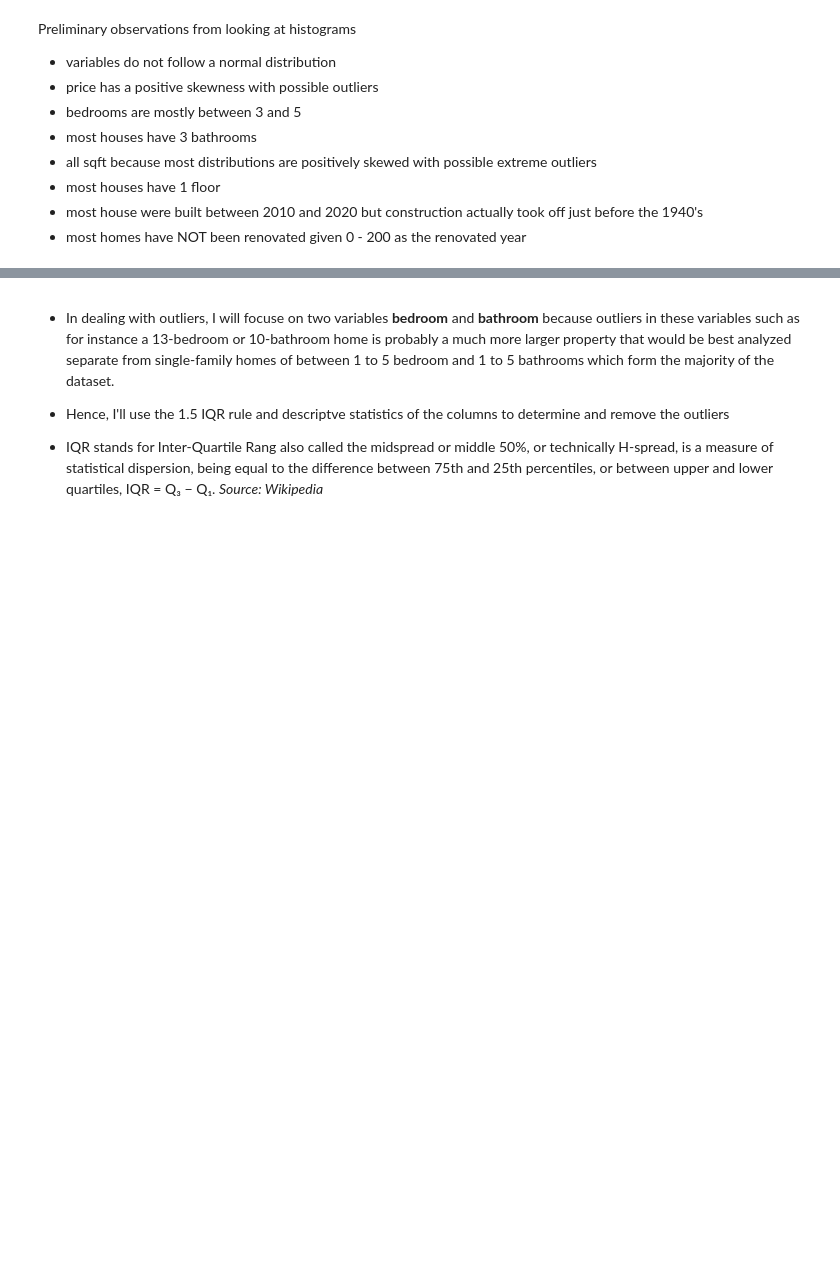
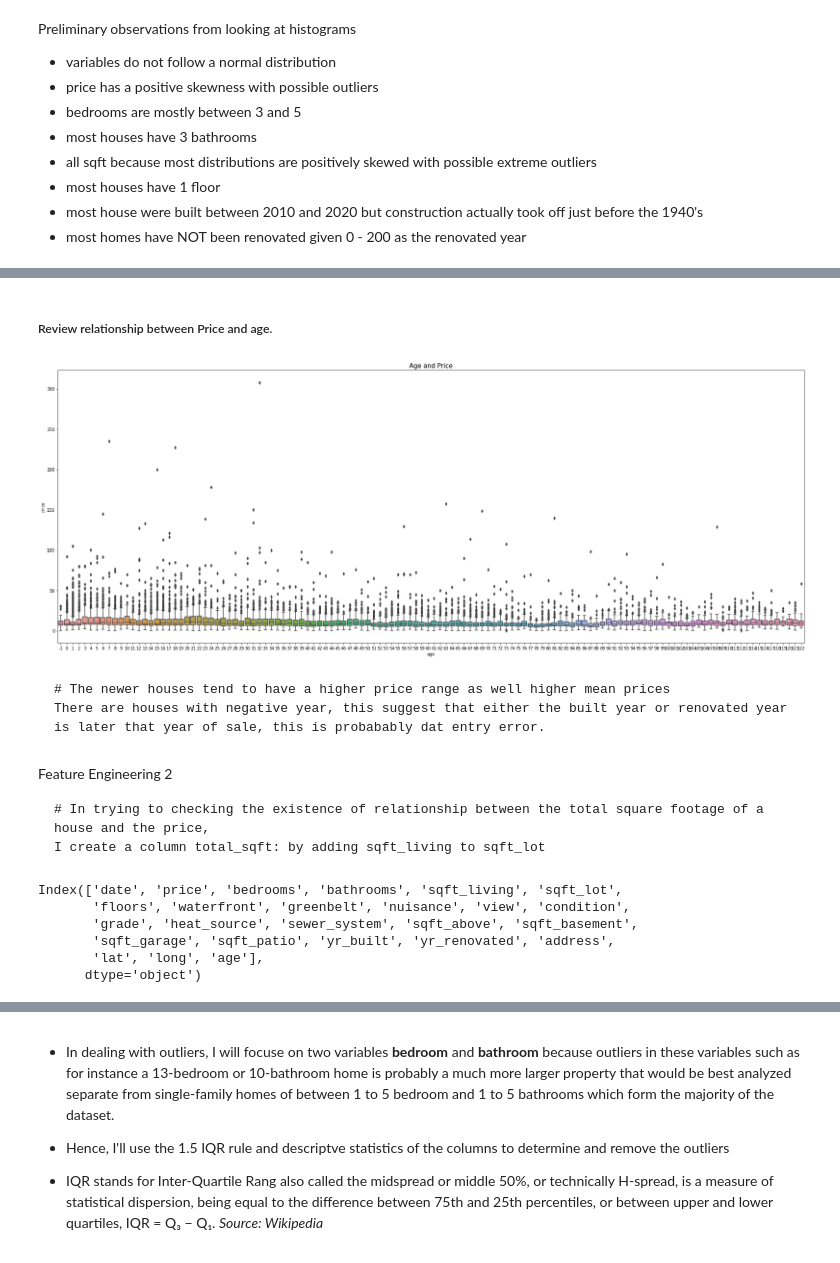
Before and after one commit to olexy/da_ds_ml, a Jupyter notebook: Capstone_Regression_Project.ipynb, the cells around one changed output, grey strips where cells are left out. Cells and saved outputs as stored; diff of their text form; code cells hidden in the pictures; blank space fills up the shorter version.

````diff
--- a/Capstone_Regression_Project.ipynb
+++ b/Capstone_Regression_Project.ipynb
@@ -244,0 +291,38 @@ Preliminary observations from looking at histograms
+# %% [markdown]
+##### Review relationship between Price and age.
+# %%
+# age vs price
+var = 'age'
+grade_vs_price = pd.concat([data['price'] / 100_000, data[var]], axis=1)
+fig, ax = plt.subplots(figsize=(32,12))
+fig = sns.boxplot(x=var, y='price', data=grade_vs_price)
+plt.title('Age and Price', fontsize=15, fontname='silom')
+plt.savefig('/content/drive/MyDrive/Colab Notebooks/images/age_vs_price.png')
+
+#plot_cat_vars('age','age_vs_price')
+# %% [output]
+[figure, added]
+# %% [markdown]
+
+
+```
+# The newer houses tend to have a higher price range as well higher mean prices
+There are houses with negative year, this suggest that either the built year or renovated year is later that year of sale, this is probabably dat entry error.
+```
+# %% [markdown]
+Feature Engineering 2
+
+
+```
+# In trying to checking the existence of relationship between the total square footage of a house and the price,
+I create a column total_sqft: by adding sqft_living to sqft_lot
+```
+# %%
+data.columns
+# %% [output]
+Index(['date', 'price', 'bedrooms', 'bathrooms', 'sqft_living', 'sqft_lot',
+       'floors', 'waterfront', 'greenbelt', 'nuisance', 'view', 'condition',
+       'grade', 'heat_source', 'sewer_system', 'sqft_above', 'sqft_basement',
+       'sqft_garage', 'sqft_patio', 'yr_built', 'yr_renovated', 'address',
+       'lat', 'long', 'age'],
+      dtype='object')
````
Also changed, not shown: parts of 57 cells of this notebook.
